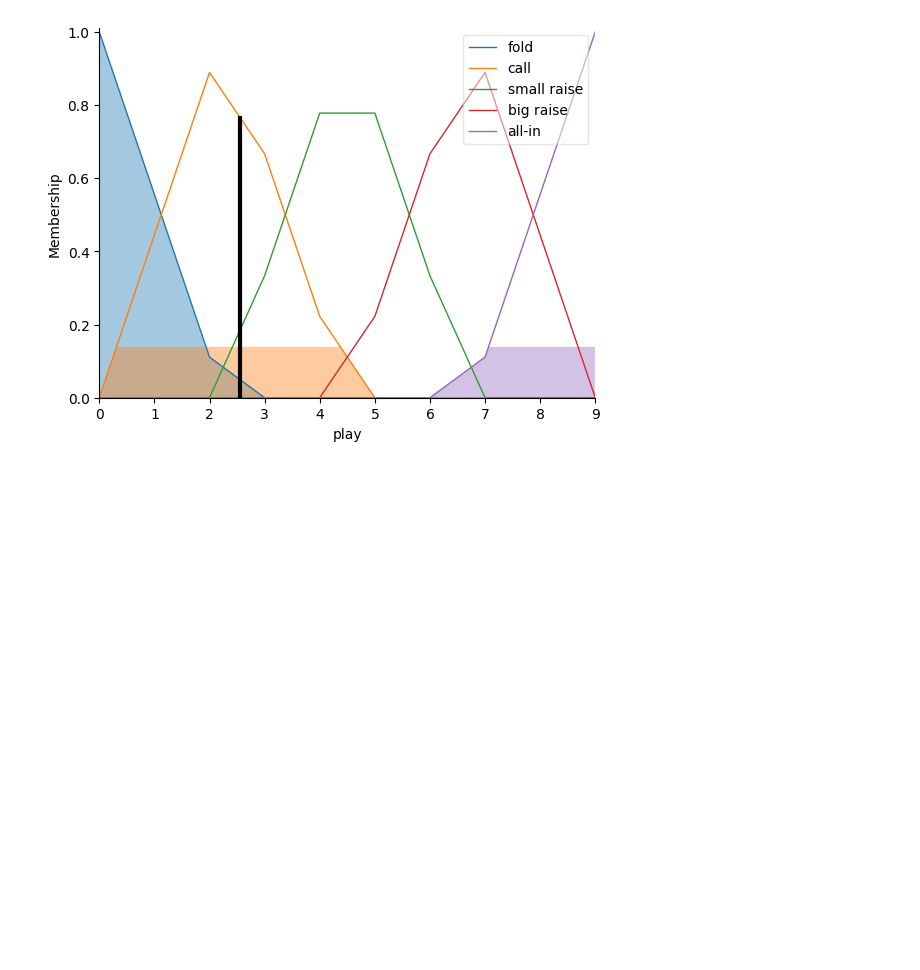
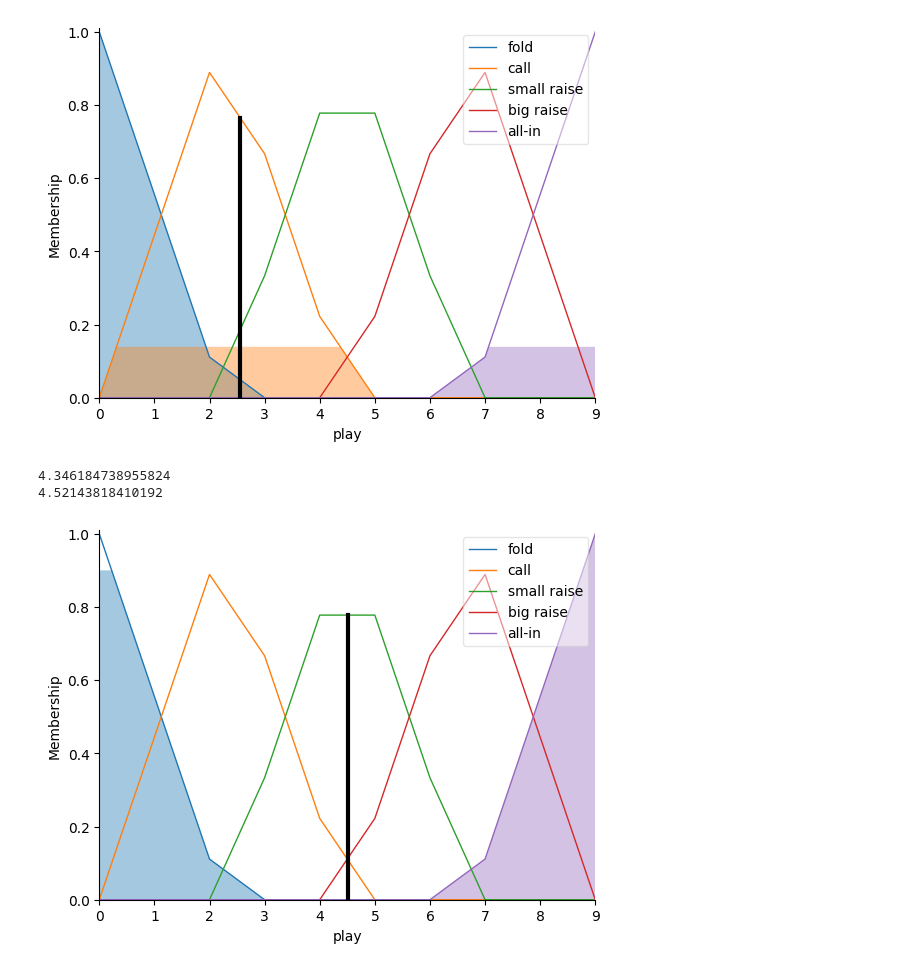
Before and after one commit to pedromiglou/Fuzzy_Logic_Game_AI, a Jupyter notebook: PokerAI.ipynb, the cells around one changed output. Saved outputs shown, nothing was run; the diff lists cells and outputs as text; code cells hidden in the pictures; blank space fills up the shorter version.

Commit message:
🌈 style: board q maybe?

```diff
--- a/PokerAI.ipynb
+++ b/PokerAI.ipynb
@@ -182,6 +164,7 @@ chips.automf(3, names = NAMES)
 chips['low'] = fuzz.membership.trapmf(np.arange(MIN,MAX, 1), [0,0,0,5])
 chips['normal'] = fuzz.membership.trapmf(np.arange(MIN,MAX, 1), [0,5,10,20])
 chips['high'] = fuzz.membership.trapmf(np.arange(MIN,MAX, 1), [10,20,40,40])
+chips.accumulative_method=True
 chips.view()
 # %% [output]
 [figure]
@@ -224,7 +207,7 @@ rules = [
 problem_ctrl  = ctrl.ControlSystem(rules)
 problem = ctrl.ControlSystemSimulation(problem_ctrl)
 # %%
-def bestPlay(problem,bet,chips,probs):
+def bestPlay(problem,bet,chips,probs, board_q):
     ## APPLICATION
     problem.input["probRF"] = probs["Royal Flush"]
     problem.input["probSF"] = probs["Straight Flush"]
@@ -238,13 +221,13 @@ def bestPlay(problem,bet,chips,probs):
     problem.input["probHC"] = probs["High Card"]
     problem.input['bet'] = bet
     problem.input['chips'] = chips
-
+    # problem.input["boardQ"] = board_q
     problem.compute()
 
     return problem
 
 probs = {'Royal Flush': 0.0, 'Straight Flush': 0.0, 'Four of a Kind': 0.0, 'Full House': 0.0, 'Flush': 0.0, 'Straight': 0.0, 'Three of a Kind': 0.0, 'Two Pair': 0.0, 'Pair': 0.6956521739130435, 'High Card': 0.0}
-problem = bestPlay(problem,1,1,probs)
+problem = bestPlay(problem,1,1,probs, board_q=5)
 print(problem.output['suit'])
 print(problem.output['play'])
 play.view(sim=problem)
@@ -252,3 +235,13 @@ play.view(sim=problem)
 3.3028517070005528
 2.5550696741867873
 [figure]
+# %%
+probs = {'Royal Flush': 1.0, 'Straight Flush': 0.0, 'Four of a Kind': 0.0, 'Full House': 0.0, 'Flush': 0.0, 'Straight': 0.0, 'Three of a Kind': 0.0, 'Two Pair': 0.0, 'Pair': 0.3, 'High Card': 0.0}
+problem = bestPlay(problem,1,20,probs, board_q=5)
+print(problem.output['suit'])
+print(problem.output['play'])
+play.view(sim=problem)
+# %% [output]
+4.346184738955824
+4.52143818410192
+[figure, added]
```
Also changed, not shown: parts of 5 cells of this notebook, 1 other file.
